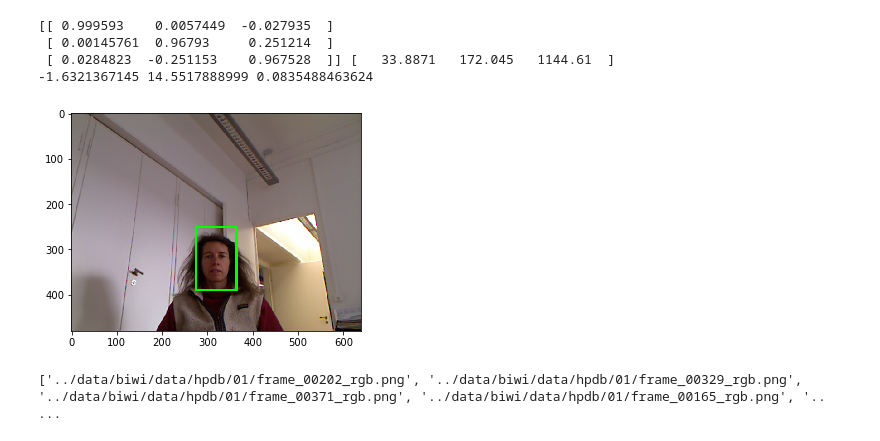
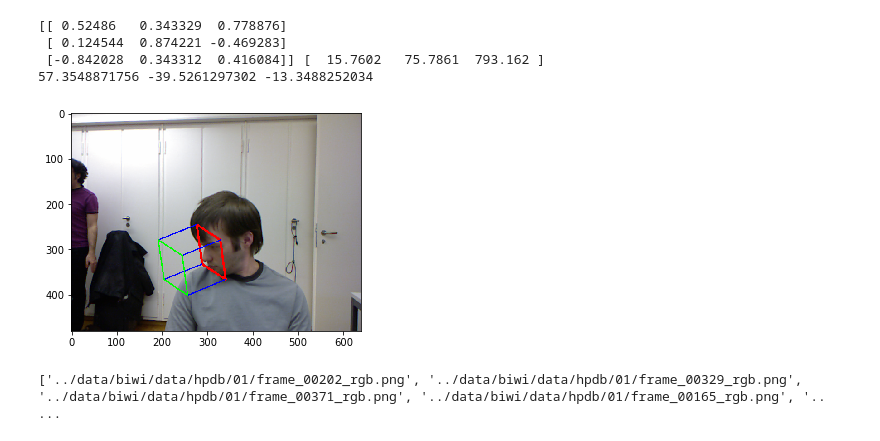
Before and after one commit to natanielruiz/deep-head-pose, a Jupyter notebook: practice/BIWI.ipynb, the cells around one changed output. Drawn from its saved outputs; the diff is of its cells as text; code cells hidden in the pictures.

Commit message:
BIWI tests

```diff
--- a/practice/BIWI.ipynb
+++ b/practice/BIWI.ipynb
@@ -52,9 +52,10 @@ def plot_pose_cube(img, yaw, pitch, roll, tdx=None, tdy=None, size=150.):
 
     return img
 # %%
-DATA_DIR = '/Data/nruiz9/data/facial_landmarks/biwi/'
+DATA_DIR = '../data/biwi/'
 # %%
-img_name = '18/frame_00195_rgb.png'
+# img_name = '05/frame_00870'
+img_name = '10/frame_00580'
 img_path = os.path.join(DATA_DIR, 'data/hpdb/' + img_name + '_rgb.png')
 pose_path = os.path.join(DATA_DIR, 'data/hpdb/' + img_name + '_pose.txt')
 img_name_list = img_name.split('/')
@@ -79,40 +80,40 @@ img = cv2.imread(img_path)
 pose_annot = open(pose_path, 'r')
 R = []
 for line in pose_annot:
     line = line.strip('\n').split(' ')
     l = []
     if line[0] != '':
         for nb in line:
             if nb == '':
                 continue
             l.append(float(nb))
         R.append(l)
 
 R = np.array(R)
 T = R[3,:]
 R = R[:3,:]
 print R, T
 pose_annot.close()
 
-roll = np.arctan2(R[1][0], R[0][0]) * 180 / np.pi
+roll = - np.arctan2(R[1][0], R[0][0]) * 180 / np.pi
 yaw = np.arctan2(-R[2][0], np.sqrt(R[2][1] ** 2 + R[2][2] ** 2)) * 180 / np.pi
 pitch = -np.arctan2(R[2][1], R[2][2]) * 180 / np.pi
 
 print yaw, pitch, roll
 
 plot_pose_cube(img, yaw, pitch, roll, int((x_max + x_min)/2), int((y_max + y_min)/2), size = 100)
-cv2.rectangle(img, (int(x_min), int(y_min)), (int(x_max), int(y_max)), (0,255,0), 4)
+# cv2.rectangle(img, (int(x_min), int(y_min)), (int(x_max), int(y_max)), (0,255,0), 4)
 
 img = cv2.cvtColor(img, cv2.COLOR_RGB2BGR)
 
 plt.imshow(img)
 plt.show()
 # %% [output]
-[[ 0.999593    0.0057449  -0.027935  ]
- [ 0.00145761  0.96793     0.251214  ]
- [ 0.0284823  -0.251153    0.967528  ]] [   33.8871   172.045   1144.61  ]
--1.6321367145 14.5517888999 0.0835488463624
+[[ 0.52486   0.343329  0.778876]
+ [ 0.124544  0.874221 -0.469283]
+ [-0.842028  0.343312  0.416084]] [  15.7602   75.7861  793.162 ]
+57.3548871756 -39.5261297302 -13.3488252034
-[figure, old version]
+[figure, new version]
 # %%
 import glob
 image_list = glob.glob('../data/biwi/data/hpdb/01/*.png')
```
Also changed, not shown: 7 other files.
